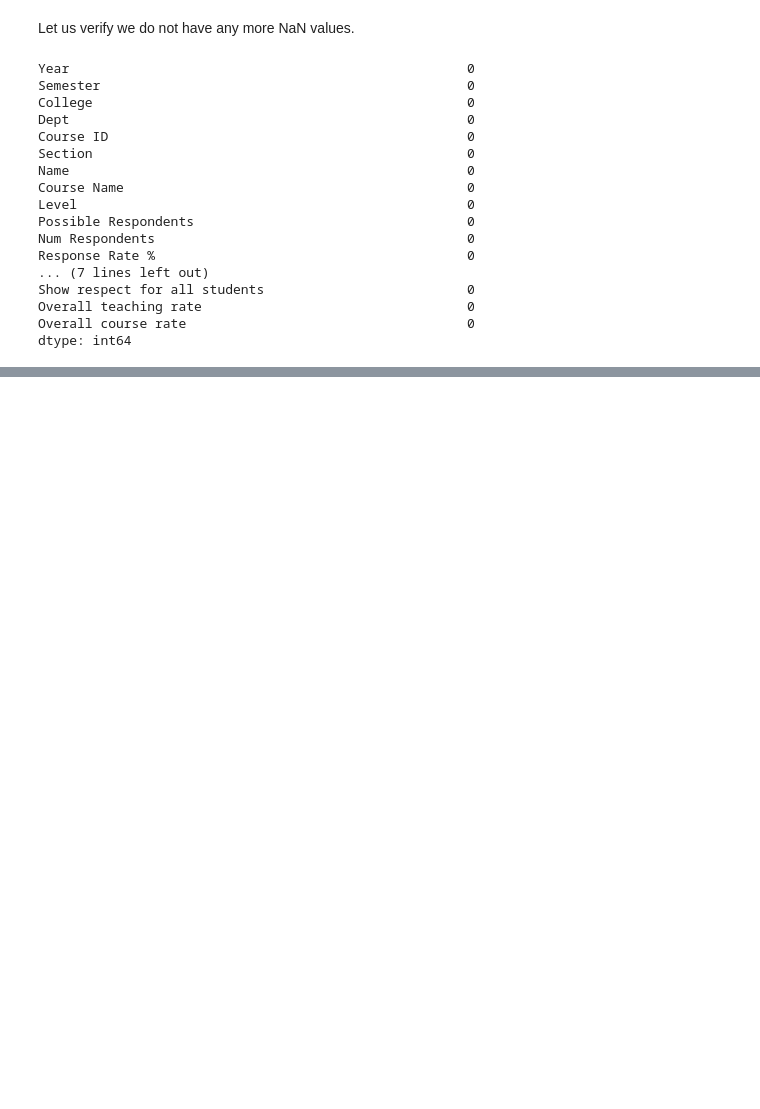
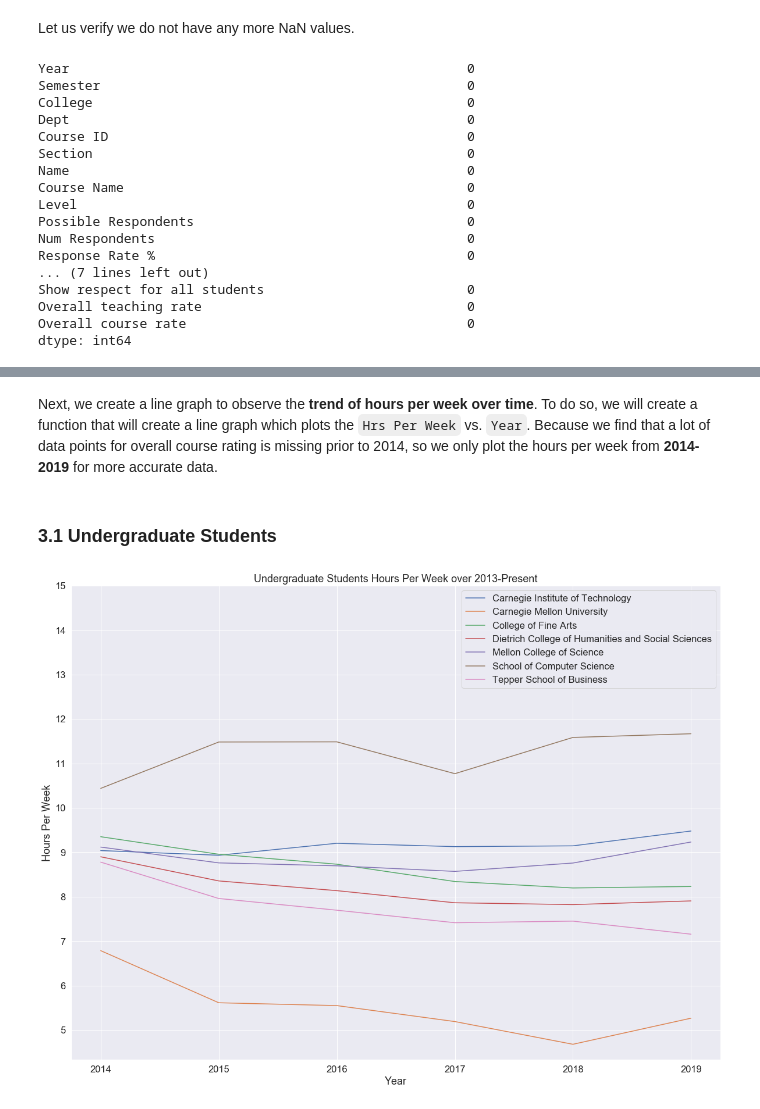
Before and after one commit to TheJYKoder/-15-388-Final-Project-F19-, a Jupyter notebook: 15388 Final Project FCE2.ipynb, the cells around one changed output, grey strips where cells are left out. Cells and saved outputs as stored; diff of their text form; code cells hidden in the pictures; blank space fills up the shorter version.

```diff
--- a/15388 Final Project FCE2.ipynb
+++ b/15388 Final Project FCE2.ipynb
@@ -600,0 +374,42 @@ plt.show()
+# %% [markdown]
+Next, we create a line graph to observe the **trend of hours per week over time**. To do so, we will create a function that will create a line graph which plots the `Hrs Per Week` vs. `Year`. Because we find that a lot of data points for overall course rating is missing prior to 2014, so we only plot the hours per week from **2014-2019** for more accurate data.
+# %%
+def getGraph(df):
+    data = {}
+    years = set()
+
+    for index, row in df.iterrows():
+        col = row["College"]
+        if col in data:
+            data[col].append(row["Hrs Per Week"])
+        else:
+            data[col] = [row["Hrs Per Week"]]
+        years.add(row["Year"])
+
+    years = list(years)
+    years.sort()
+
+    plt.figure(figsize=(20,15))
+
+    for d in data:
+        if(len(data[d]) == len(years)):
+            plt.plot(years, data[d], label = d.strip())
+            plt.legend()
+
+    plt.xlabel('Year')
+    plt.ylabel('Hours Per Week')
+    plt.title("Undergraduate Students Hours Per Week over 2013-Present")
+    plt.yticks(np.arange(5, 16, step=1))
+
+    plt.show()
+# %% [markdown]
+<a id='undergrad'></a>
+### 3.1 Undergraduate Students
+# %%
+avg_undergrad_fce = avg_undergrad_fce.groupby(["Year", "College"], as_index=False).mean()
+avg_undergrad_fce = avg_undergrad_fce[avg_undergrad_fce["Year"] > 2013]
+avg_undergrad_fce = avg_undergrad_fce[["Year", "College","Hrs Per Week"]]
+
+getGraph(avg_undergrad_fce)
+# %% [output]
+[figure, added]
```
Also changed, not shown: parts of 111 cells of this notebook.
